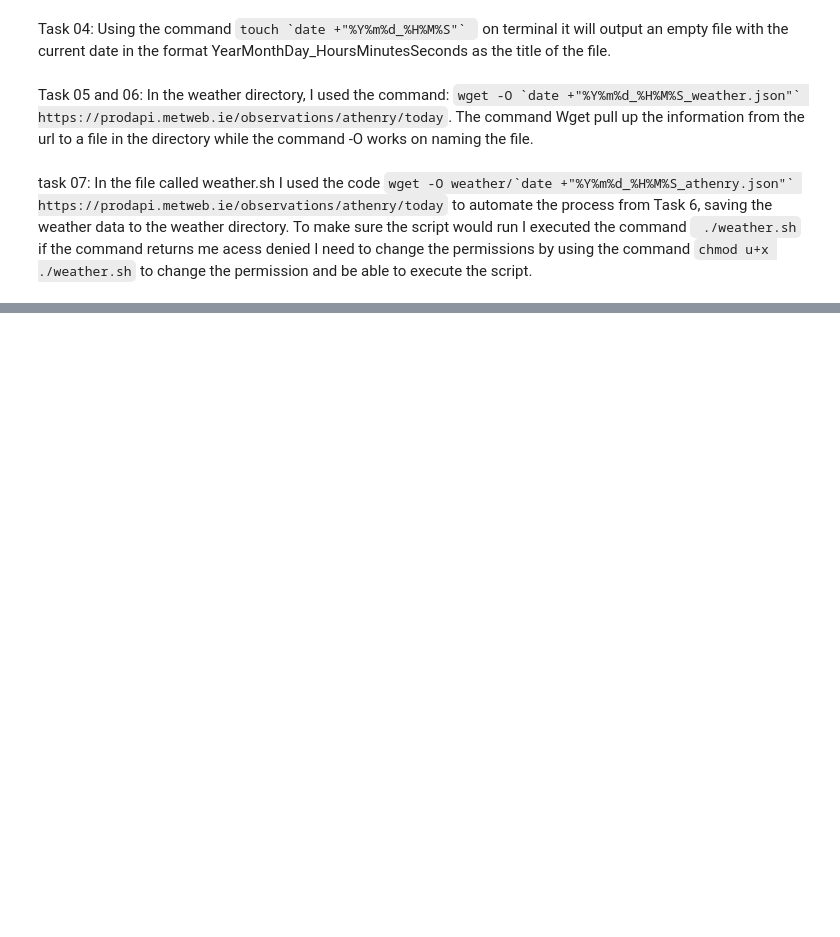
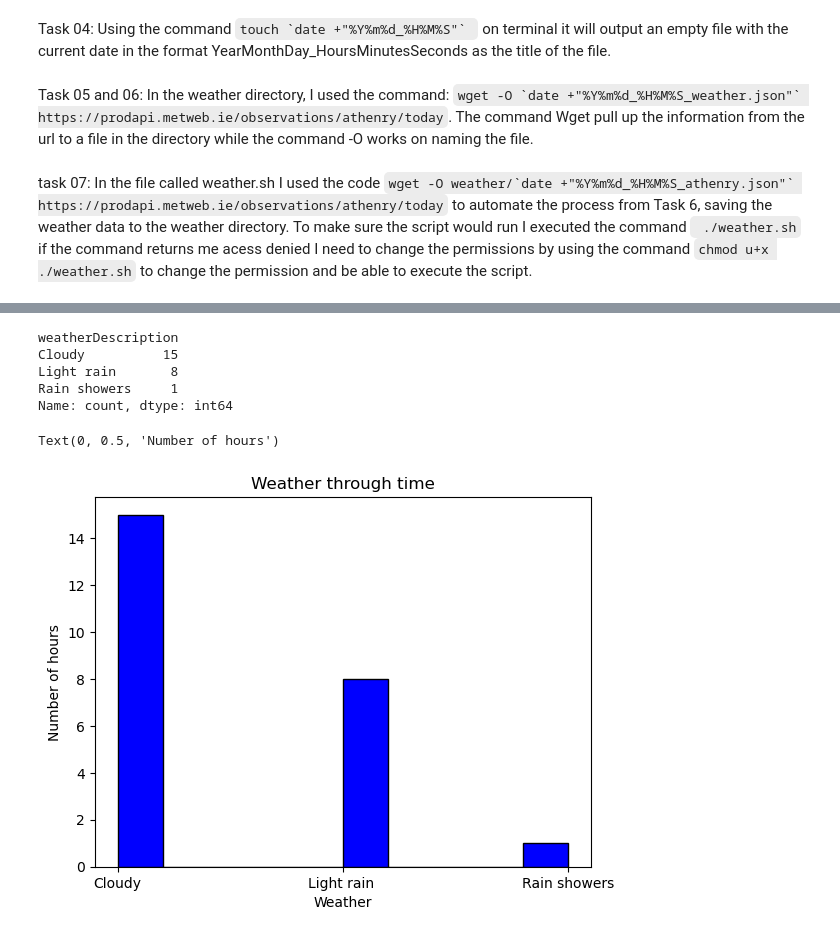
Before and after one commit to FabianeCancian/computer-infrastructure, a Jupyter notebook: data/weather.ipynb, the cells around one changed output, grey strips where cells are left out. Cells and saved outputs as stored; diff of their text form; code cells hidden in the pictures; blank space fills up the shorter version.

```diff
--- a/data/weather.ipynb
+++ b/data/weather.ipynb
@@ -19,0 +24,5 @@
+# %%
+# Load the dataset.
+df = pd.read_json('weather/weather.json')
+# Let's have a look
+df
@@ -19,0 +63,17 @@
+# %%
+df["weatherDescription"].value_counts()
+# %% [output]
+weatherDescription
+Cloudy          15
+Light rain       8
+Rain showers     1
+Name: count, dtype: int64
+# %%
+weatherDescription = df['weatherDescription'].to_numpy()
+plt.hist(weatherDescription, color='blue', edgecolor= 'black')
+plt.title('Weather through time')
+plt.xlabel("Weather")
+plt.ylabel("Number of hours")
+# %% [output]
+Text(0, 0.5, 'Number of hours')
+[figure, added]
```
Also changed, not shown: parts of 4 cells of this notebook.
